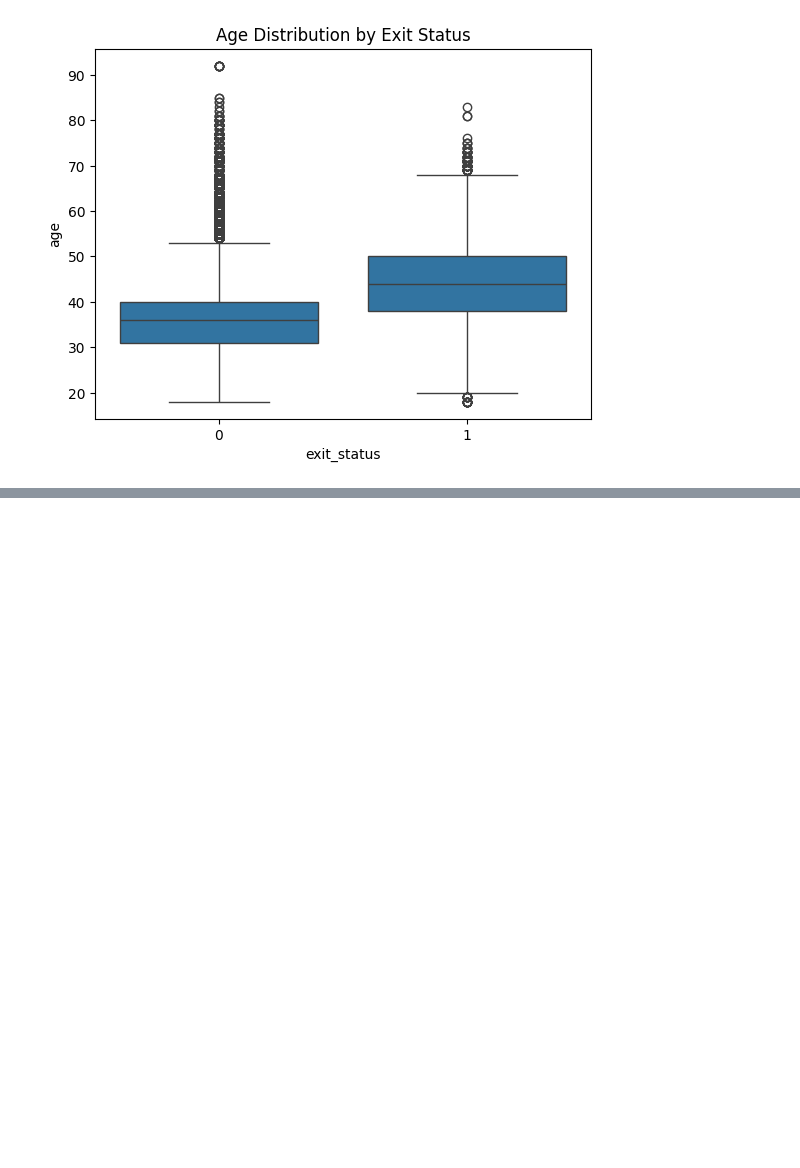
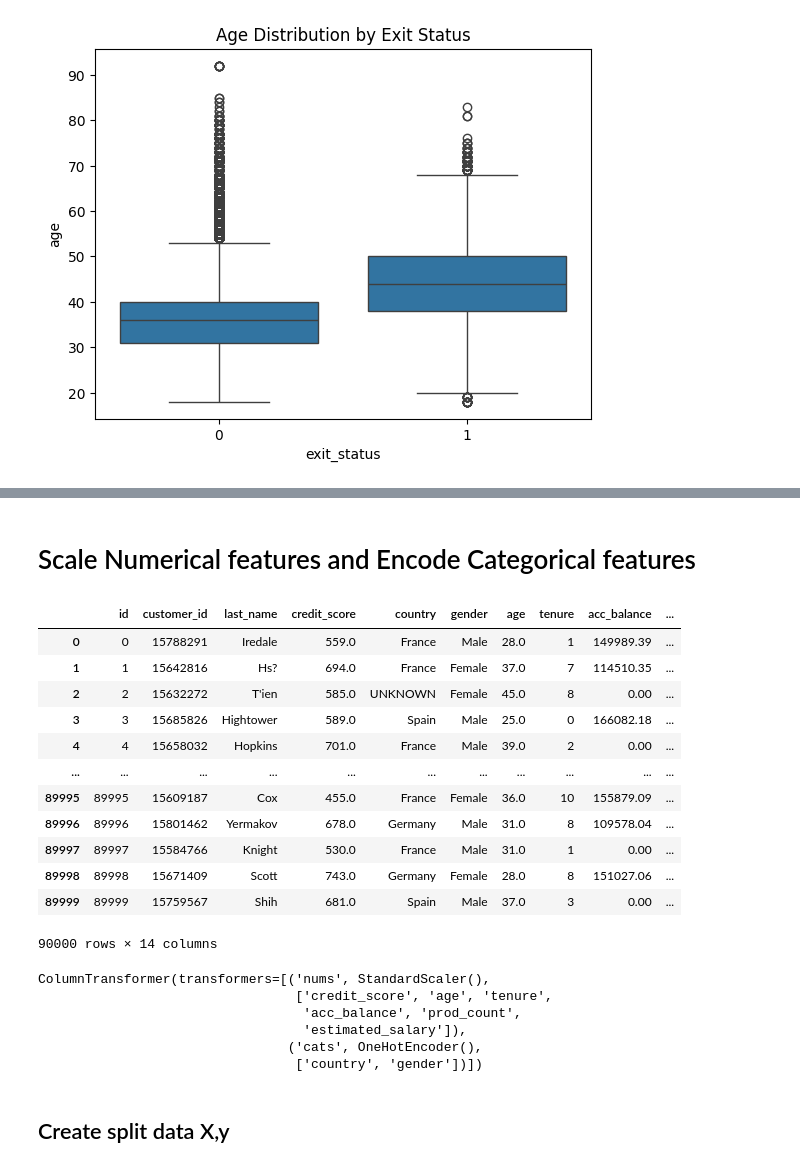
Before and after one commit to ShivaDoulagar/Kaggle-contests, a Jupyter notebook: assignment-2.ipynb, the cells around one changed output, grey strips where cells are left out. Saved outputs shown, nothing was run; the diff lists cells and outputs as text; code cells hidden in the pictures; blank space fills up the shorter version.

```diff
--- a/assignment-2.ipynb
+++ b/assignment-2.ipynb
@@ -251,0 +261,53 @@ plt.show()
+# %% [markdown]
+# Scale Numerical features and Encode Categorical features
+# %%
+train
+# %% [output]
+|  | id | customer_id | last_name | credit_score | country | gender | age | tenure | acc_balance | ... |
+| 0 | 0 | 15788291 | Iredale | 559.0 | France | Male | 28.0 | 1 | 149989.39 | ... |
+| 1 | 1 | 15642816 | Hs? | 694.0 | France | Female | 37.0 | 7 | 114510.35 | ... |
+| 2 | 2 | 15632272 | T'ien | 585.0 | UNKNOWN | Female | 45.0 | 8 | 0.00 | ... |
+| 3 | 3 | 15685826 | Hightower | 589.0 | Spain | Male | 25.0 | 0 | 166082.18 | ... |
+| 4 | 4 | 15658032 | Hopkins | 701.0 | France | Male | 39.0 | 2 | 0.00 | ... |
+| ... | ... | ... | ... | ... | ... | ... | ... | ... | ... | ... |
+| 89995 | 89995 | 15609187 | Cox | 455.0 | France | Female | 36.0 | 10 | 155879.09 | ... |
+| 89996 | 89996 | 15801462 | Yermakov | 678.0 | Germany | Male | 31.0 | 8 | 109578.04 | ... |
+| 89997 | 89997 | 15584766 | Knight | 530.0 | France | Male | 31.0 | 1 | 0.00 | ... |
+| 89998 | 89998 | 15671409 | Scott | 743.0 | Germany | Female | 28.0 | 8 | 151027.06 | ... |
+| 89999 | 89999 | 15759567 | Shih | 681.0 | Spain | Male | 37.0 | 3 | 0.00 | ... |
+90000 rows × 14 columns
+# %%
+from sklearn.compose import ColumnTransformer
+from sklearn.preprocessing import StandardScaler, OneHotEncoder
+
+num_cols = [
+    "credit_score",
+    "age",
+    "tenure",
+    "acc_balance",
+    "prod_count",
+    "estimated_salary"
+]
+
+cat_cols = [
+    "country",
+    "gender"
+]
+
+preprocessor = ColumnTransformer(
+    transformers = [
+        ("nums",StandardScaler(),num_cols),
+        ("cats",OneHotEncoder(),cat_cols)
+    ]
+)
+
+preprocessor
+# %% [output]
+ColumnTransformer(transformers=[('nums', StandardScaler(),
+                                 ['credit_score', 'age', 'tenure',
+                                  'acc_balance', 'prod_count',
+                                  'estimated_salary']),
+                                ('cats', OneHotEncoder(),
+                                 ['country', 'gender'])])
+# %% [markdown]
+## Create split data X,y
```
Also changed, not shown: parts of 18 cells of this notebook.
